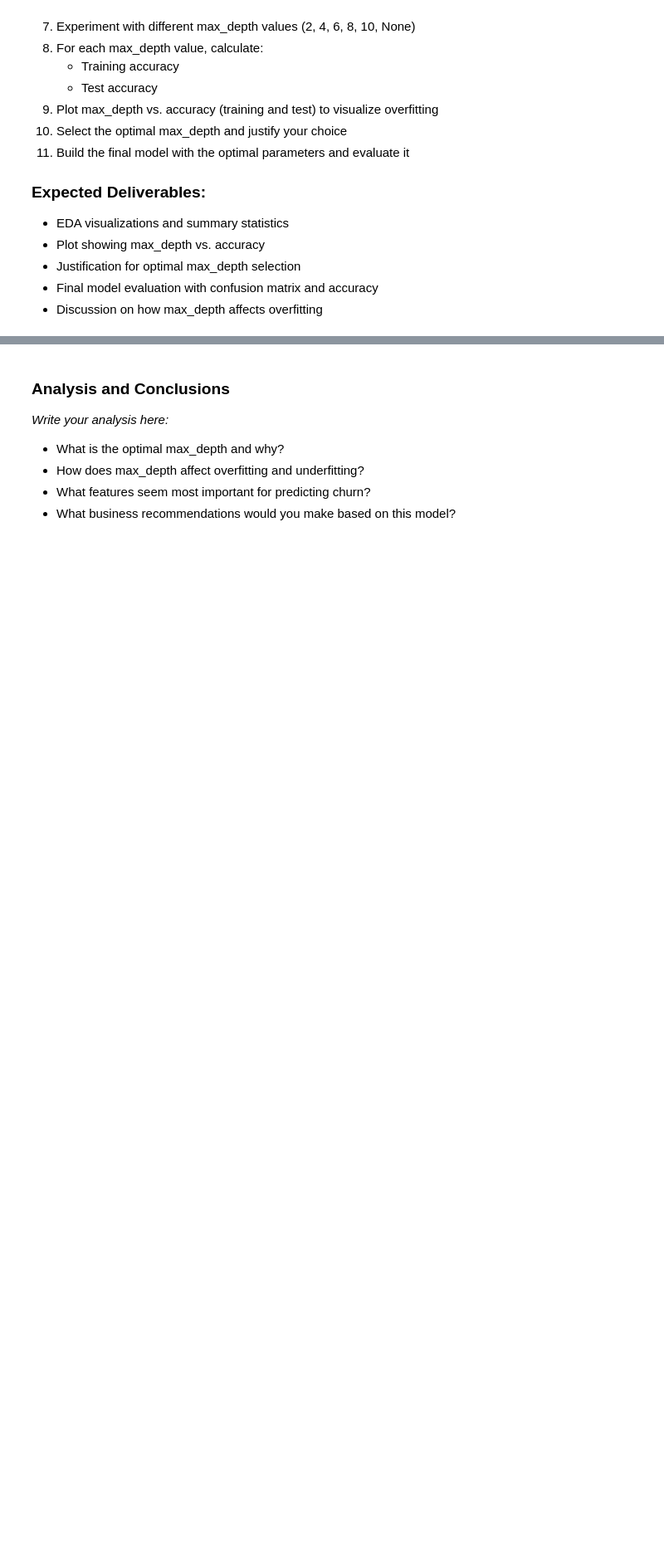
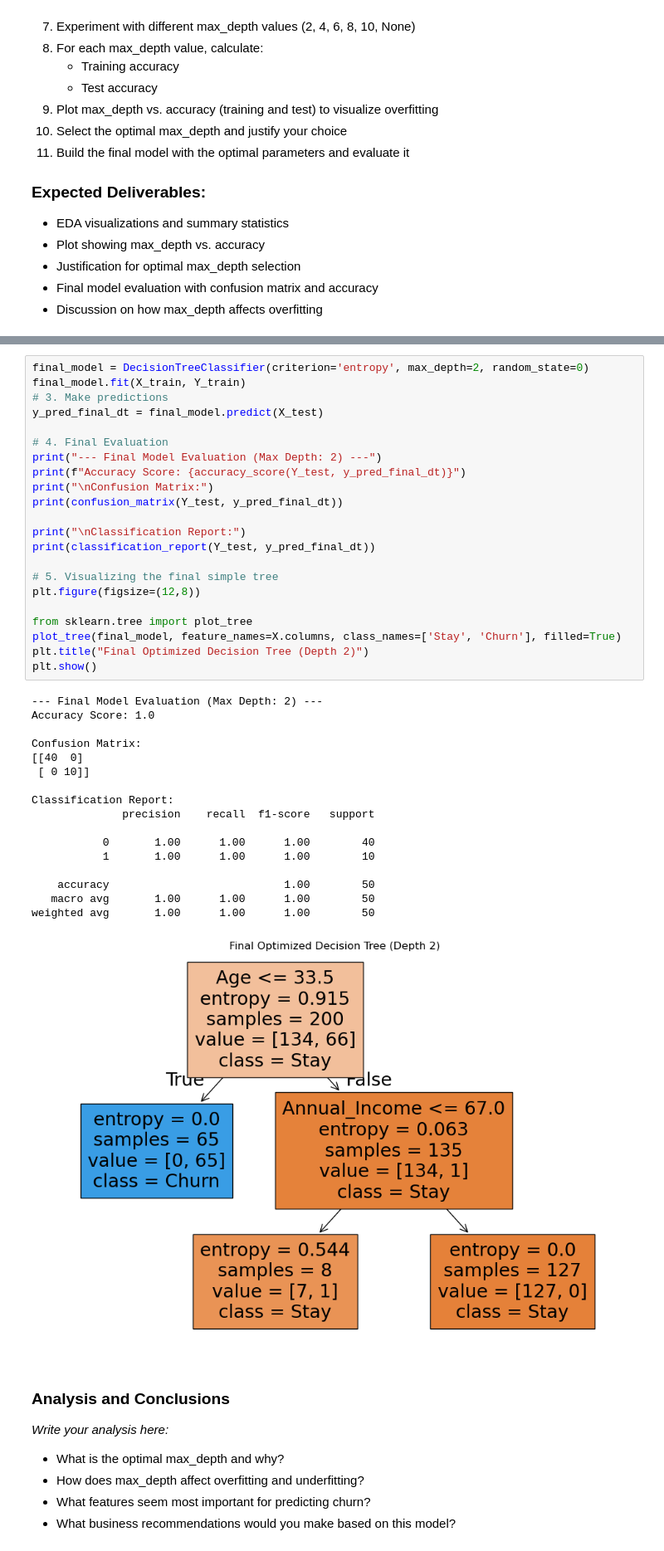
Before and after one commit to Blessing-Ekeh/dataraflow-week18-Classification--II-Decision-Trees-Random-Forests, a Jupyter notebook: Take Home.ipynb, the cells around one changed output, grey strips where cells are left out. Shown at 83% size. Drawn from its saved outputs; the diff is of its cells as text; blank space fills up the shorter version.

```diff
--- a/Take Home.ipynb
+++ b/Take Home.ipynb
@@ -359,3 +513,43 @@ These assignments require deeper analysis and application of the concepts learne
+# %%
+final_model = DecisionTreeClassifier(criterion='entropy', max_depth=2, random_state=0)
+final_model.fit(X_train, Y_train)
+# 3. Make predictions
+y_pred_final_dt = final_model.predict(X_test)
+
+# 4. Final Evaluation
+print("--- Final Model Evaluation (Max Depth: 2) ---")
+print(f"Accuracy Score: {accuracy_score(Y_test, y_pred_final_dt)}")
+print("\nConfusion Matrix:")
+print(confusion_matrix(Y_test, y_pred_final_dt))
+
+print("\nClassification Report:")
+print(classification_report(Y_test, y_pred_final_dt))
+
+# 5. Visualizing the final simple tree
+plt.figure(figsize=(12,8))
+
+from sklearn.tree import plot_tree
+plot_tree(final_model, feature_names=X.columns, class_names=['Stay', 'Churn'], filled=True)
+plt.title("Final Optimized Decision Tree (Depth 2)")
+plt.show()
+# %% [output]
+--- Final Model Evaluation (Max Depth: 2) ---
+Accuracy Score: 1.0
+
+Confusion Matrix:
+[[40  0]
+ [ 0 10]]
+
+Classification Report:
+              precision    recall  f1-score   support
+
+           0       1.00      1.00      1.00        40
+           1       1.00      1.00      1.00        10
+
+    accuracy                           1.00        50
+   macro avg       1.00      1.00      1.00        50
+weighted avg       1.00      1.00      1.00        50
+[figure, added]
 # %% [markdown]
 ### Analysis and Conclusions
 
```
Also changed, not shown: parts of 12 cells of this notebook.
